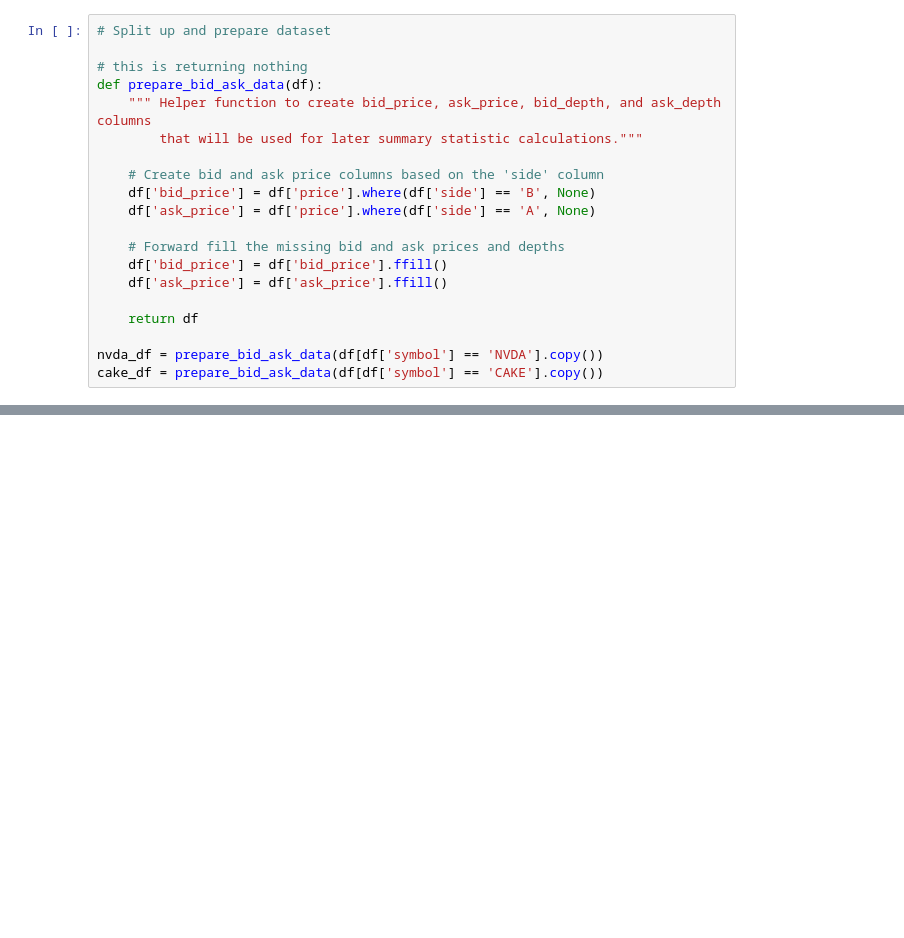
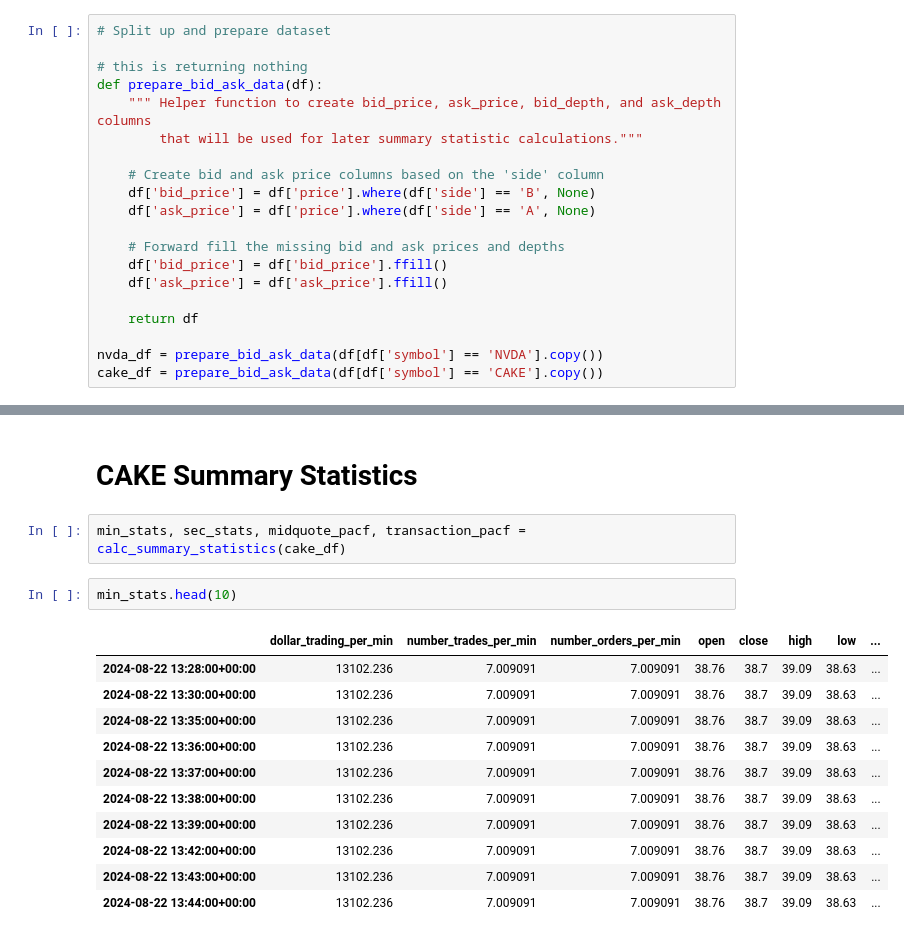
Before and after one commit to amchugh2/230x_team_repo, a Jupyter notebook: hw1.ipynb, the cells around one changed output, grey strips where cells are left out. Saved outputs shown, nothing was run; the diff lists cells and outputs as text; blank space fills up the shorter version.

```diff
--- a/hw1.ipynb
+++ b/hw1.ipynb
@@ -362,0 +410,18 @@ sec_stats.head()
+# %% [markdown]
+# CAKE Summary Statistics
+# %%
+min_stats, sec_stats, midquote_pacf, transaction_pacf = calc_summary_statistics(cake_df)
+# %%
+min_stats.head(10)
+# %% [output]
+|  | dollar_trading_per_min | number_trades_per_min | number_orders_per_min | open | close | high | low | ... |
+| 2024-08-22 13:28:00+00:00 | 13102.236 | 7.009091 | 7.009091 | 38.76 | 38.7 | 39.09 | 38.63 | ... |
+| 2024-08-22 13:30:00+00:00 | 13102.236 | 7.009091 | 7.009091 | 38.76 | 38.7 | 39.09 | 38.63 | ... |
+| 2024-08-22 13:35:00+00:00 | 13102.236 | 7.009091 | 7.009091 | 38.76 | 38.7 | 39.09 | 38.63 | ... |
+| 2024-08-22 13:36:00+00:00 | 13102.236 | 7.009091 | 7.009091 | 38.76 | 38.7 | 39.09 | 38.63 | ... |
+| 2024-08-22 13:37:00+00:00 | 13102.236 | 7.009091 | 7.009091 | 38.76 | 38.7 | 39.09 | 38.63 | ... |
+| 2024-08-22 13:38:00+00:00 | 13102.236 | 7.009091 | 7.009091 | 38.76 | 38.7 | 39.09 | 38.63 | ... |
+| 2024-08-22 13:39:00+00:00 | 13102.236 | 7.009091 | 7.009091 | 38.76 | 38.7 | 39.09 | 38.63 | ... |
+| 2024-08-22 13:42:00+00:00 | 13102.236 | 7.009091 | 7.009091 | 38.76 | 38.7 | 39.09 | 38.63 | ... |
+| 2024-08-22 13:43:00+00:00 | 13102.236 | 7.009091 | 7.009091 | 38.76 | 38.7 | 39.09 | 38.63 | ... |
+| 2024-08-22 13:44:00+00:00 | 13102.236 | 7.009091 | 7.009091 | 38.76 | 38.7 | 39.09 | 38.63 | ... |
```
Also changed, not shown: parts of 12 cells of this notebook.
